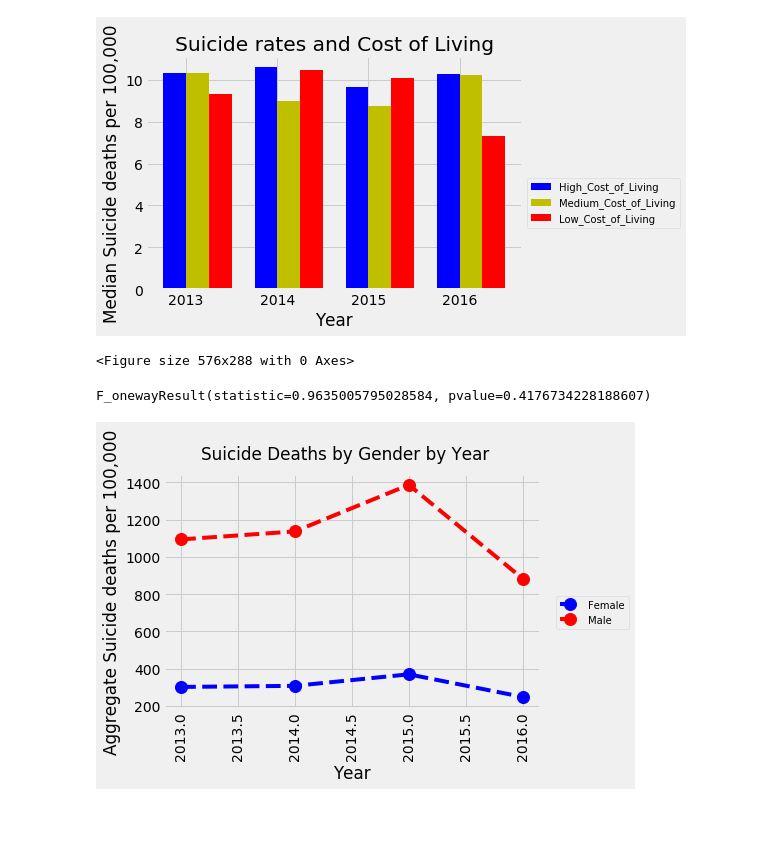
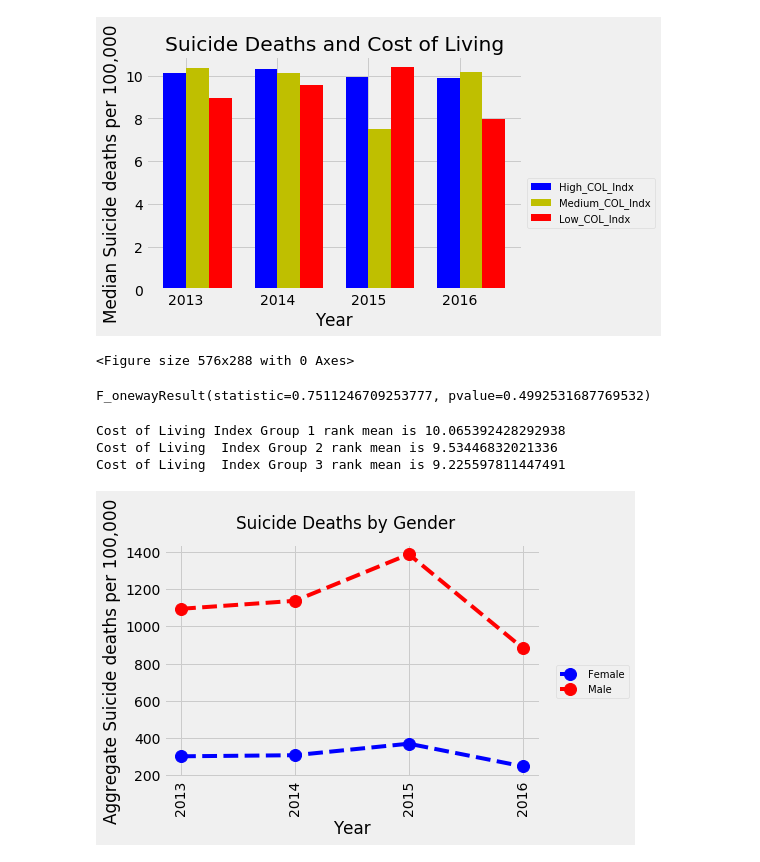
Before and after one commit to sruelle/project-one, a Jupyter notebook: Team Project one.ipynb, the cells around one changed output. Saved outputs shown, nothing was run; the diff lists cells and outputs as text; code cells hidden in the pictures; blank space fills up the shorter version.

```diff
--- a/Team Project one.ipynb
+++ b/Team Project one.ipynb
@@ -317,9 +317,9 @@ F_onewayResult(statistic=43.30858385436362, pvalue=2.4081295885249524e-05)
 all_countries = combined_QOF_df[['Country','Year','Both sexes (deaths per 100,000)','Cost of Living Index']]
 all_countries_2013 = all_countries.loc[all_countries['Year'] == 2013]
 all_countries_2013[['Cost_of_Living_rank']]=all_countries_2013[['Cost of Living Index']].rank(ascending=False)
-all_countries_2013_grp1 = all_countries_2013.loc[all_countries_2013['Cost_of_Living_rank']<=20].sort_values('Cost_of_Living_rank')
-all_countries_2013_grp2 = all_countries_2013[(all_countries_2013['Cost_of_Living_rank']>=21) & (all_countries_2013['Cost_of_Living_rank']<=40)].sort_values('Cost_of_Living_rank')
-all_countries_2013_grp3 = all_countries_2013.loc[(all_countries_2013['Cost_of_Living_rank']>=41) & (all_countries_2013['Cost_of_Living_rank']<=60)].sort_values('Cost_of_Living_rank')
+all_countries_2013_grp1 = all_countries_2013.loc[all_countries_2013['Cost_of_Living_rank']<=21].sort_values('Cost_of_Living_rank')
+all_countries_2013_grp2 = all_countries_2013[(all_countries_2013['Cost_of_Living_rank']>=22) & (all_countries_2013['Cost_of_Living_rank']<=42)].sort_values('Cost_of_Living_rank')
+all_countries_2013_grp3 = all_countries_2013.loc[(all_countries_2013['Cost_of_Living_rank']>=43) & (all_countries_2013['Cost_of_Living_rank']<=63)].sort_values('Cost_of_Living_rank')
 
 
 suicide_rate_2013_grp1_median = all_countries_2013_grp1.groupby('Year').median()
@@ -333,9 +333,9 @@ suicide_rate_2013_grp3_median
 
 all_countries_2014 = all_countries.loc[all_countries['Year'] == 2014]
 all_countries_2014[['Cost_of_Living_rank']]=all_countries_2014[['Cost of Living Index']].rank(ascending=False)
-all_countries_2014_grp1 = all_countries_2014.loc[all_countries_2014['Cost_of_Living_rank']<=20].sort_values('Cost_of_Living_rank')
-all_countries_2014_grp2 = all_countries_2014[(all_countries_2014['Cost_of_Living_rank']>=21) & (all_countries_2014['Cost_of_Living_rank']<=40)].sort_values('Cost_of_Living_rank')
-all_countries_2014_grp3 = all_countries_2014.loc[(all_countries_2014['Cost_of_Living_rank']>=41) & (all_countries_2014['Cost_of_Living_rank']<=60)].sort_values('Cost_of_Living_rank')
+all_countries_2014_grp1 = all_countries_2014.loc[all_countries_2014['Cost_of_Living_rank']<=21].sort_values('Cost_of_Living_rank')
+all_countries_2014_grp2 = all_countries_2014[(all_countries_2014['Cost_of_Living_rank']>=22) & (all_countries_2014['Cost_of_Living_rank']<=42)].sort_values('Cost_of_Living_rank')
+all_countries_2014_grp3 = all_countries_2014.loc[(all_countries_2014['Cost_of_Living_rank']>=43) & (all_countries_2014['Cost_of_Living_rank']<=63)].sort_values('Cost_of_Living_rank')
 
 suicide_rate_2014_grp1_median = all_countries_2014_grp1.groupby('Year').median()
 suicide_rate_2014_grp1_median['Group1']=['1']
@@ -348,9 +348,9 @@ suicide_rate_2014_grp3_median
 
 all_countries_2015 = all_countries.loc[all_countries['Year'] == 2015]
 all_countries_2015[['Cost_of_Living_rank']]=all_countries_2015[['Cost of Living Index']].rank(ascending=False)
-all_countries_2015_grp1 = all_countries_2015.loc[all_countries_2015['Cost_of_Living_rank']<=20].sort_values('Cost_of_Living_rank')
-all_countries_2015_grp2 = all_countries_2015[(all_countries_2015['Cost_of_Living_rank']>=21) & (all_countries_2015['Cost_of_Living_rank']<=40)].sort_values('Cost_of_Living_rank')
-all_countries_2015_grp3 = all_countries_2015.loc[(all_countries_2015['Cost_of_Living_rank']>=41) & (all_countries_2015['Cost_of_Living_rank']<=60)].sort_values('Cost_of_Living_rank')
+all_countries_2015_grp1 = all_countries_2015.loc[all_countries_2015['Cost_of_Living_rank']<=21].sort_values('Cost_of_Living_rank')
+all_countries_2015_grp2 = all_countries_2015[(all_countries_2015['Cost_of_Living_rank']>=22) & (all_countries_2015['Cost_of_Living_rank']<=42)].sort_values('Cost_of_Living_rank')
+all_countries_2015_grp3 = all_countries_2015.loc[(all_countries_2015['Cost_of_Living_rank']>=43) & (all_countries_2015['Cost_of_Living_rank']<=63)].sort_values('Cost_of_Living_rank')
 
 
 suicide_rate_2015_grp1_median = all_countries_2015_grp1.groupby('Year').median()
@@ -364,9 +364,9 @@ suicide_rate_2015_grp3_median
 
 all_countries_2016 = all_countries.loc[all_countries['Year'] == 2016]
 all_countries_2016[['Cost_of_Living_rank']]=all_countries_2016[['Cost of Living Index']].rank(ascending=False)
-all_countries_2016_grp1 = all_countries_2016.loc[all_countries_2016['Cost_of_Living_rank']<=20].sort_values('Cost_of_Living_rank')
-all_countries_2016_grp2 = all_countries_2016[(all_countries_2016['Cost_of_Living_rank']>=21) & (all_countries_2016['Cost_of_Living_rank']<=40)].sort_values('Cost_of_Living_rank')
-all_countries_2016_grp3 = all_countries_2016.loc[(all_countries_2016['Cost_of_Living_rank']>=41) & (all_countries_2016['Cost_of_Living_rank']<=60)].sort_values('Cost_of_Living_rank')
+all_countries_2016_grp1 = all_countries_2016.loc[all_countries_2016['Cost_of_Living_rank']<=21].sort_values('Cost_of_Living_rank')
+all_countries_2016_grp2 = all_countries_2016[(all_countries_2016['Cost_of_Living_rank']>=22) & (all_countries_2016['Cost_of_Living_rank']<=42)].sort_values('Cost_of_Living_rank')
+all_countries_2016_grp3 = all_countries_2016.loc[(all_countries_2016['Cost_of_Living_rank']>=43) & (all_countries_2016['Cost_of_Living_rank']<=63)].sort_values('Cost_of_Living_rank')
 
 
 suicide_rate_2016_grp1_median = all_countries_2016_grp1.groupby('Year').median()
@@ -377,12 +377,12 @@ suicide_rate_2016_grp3_median=all_countries_2016_grp3.groupby('Year').median()
 suicide_rate_2016_grp3_median['Group3']=['3']
 suicide_rate_2016_grp3_median
 
-PP_combined_df=pd.concat((suicide_rate_2013_grp1_median,suicide_rate_2013_grp2_median,suicide_rate_2013_grp3_median,
+CL_combined_df=pd.concat((suicide_rate_2013_grp1_median,suicide_rate_2013_grp2_median,suicide_rate_2013_grp3_median,
                    suicide_rate_2014_grp1_median,suicide_rate_2014_grp2_median,suicide_rate_2014_grp3_median,
                   suicide_rate_2015_grp1_median,suicide_rate_2015_grp2_median,suicide_rate_2015_grp3_median,
                   suicide_rate_2016_grp1_median,suicide_rate_2016_grp2_median,suicide_rate_2016_grp3_median), axis=0)
-PP_combined_df=PP_combined_df.fillna(0)
-PP_combined_df
+CL_combined_df=CL_combined_df.fillna(0)
+CL_combined_df.head()
 # %% [output]
 A value is trying to be set on a copy of a slice from a DataFrame.
 Try using .loc[row_indexer,col_indexer] = value instead
@@ -406,45 +399,45 @@ See the caveats in the documentation: http://pandas.pydata.org/pandas-docs/stabl
 # %%
 #plot the graph
 years=[2013,2014,2015,2016]
 x_axis = np.arange(len(years))
 bar_width=0.35
 
 fig, ax = plt.subplots()
 plt.figure(figsize=(8,4))
 
 width = 0.25         # the width of the bars
-p1 = ax.bar(x_axis, PP_combined_df[PP_combined_df['Group1']=='1']['Both sexes (deaths per 100,000)'],color='b', width=width)
-p2 = ax.bar(x_axis + width, PP_combined_df[PP_combined_df['Group2']=='2']['Both sexes (deaths per 100,000)'],color='y', width=width)
-p3 = ax.bar(x_axis + width + width , PP_combined_df[PP_combined_df['Group3']=='3']['Both sexes (deaths per 100,000)'], color='r', width=width)
+p1 = ax.bar(x_axis, CL_combined_df[CL_combined_df['Group1']=='1']['Both sexes (deaths per 100,000)'],color='b', width=width)
+p2 = ax.bar(x_axis + width, CL_combined_df[CL_combined_df['Group2']=='2']['Both sexes (deaths per 100,000)'],color='y', width=width)
+p3 = ax.bar(x_axis + width + width , CL_combined_df[CL_combined_df['Group3']=='3']['Both sexes (deaths per 100,000)'], color='r', width=width)
 
-ax.set_title('Suicide rates and Cost of Living')
+ax.set_title('Suicide Deaths and Cost of Living')
 ax.set_xticks(x_axis+ width / 2)
 ax.set_xticklabels(('2013', '2014', '2015', '2016'))
 ax.set_xlabel('Year')
 ax.set_ylabel('Median Suicide deaths per 100,000')
 
 
-ax.legend((p1[0], p2[0],p3[0]), ('High_Cost_of_Living', 'Medium_Cost_of_Living','Low_Cost_of_Living'),fontsize = 10,  bbox_to_anchor=(1.0, 0.5))
+ax.legend((p1[0], p2[0],p3[0]), ('High_COL_Indx', 'Medium_COL_Indx','Low_COL_Indx'),fontsize = 10,  bbox_to_anchor=(1.0, 0.5))
 plt.style.use('fivethirtyeight')
 ax.autoscale_view()
 
 plt.show()
 # %% [output]
-[figure, old version]
+[figure, new version]
 <Figure size 576x288 with 0 Axes>
 # %%
 #Onome's Stats Start
-# Take Mean for Each group
+#Prep Data for Anova test
 
-PP_combined_df_Grp1 = PP_combined_df[PP_combined_df['Group1']=='1'][['Both sexes (deaths per 100,000)']]
-PP_combined_df_Grp2 = PP_combined_df[PP_combined_df['Group2']=='2'][['Both sexes (deaths per 100,000)']]
-PP_combined_df_Grp3 = PP_combined_df[PP_combined_df['Group3']=='3'][['Both sexes (deaths per 100,000)']]
-
-sts.f_oneway(PP_combined_df_Grp1["Both sexes (deaths per 100,000)"], PP_combined_df_Grp2["Both sexes (deaths per 100,000)"], PP_combined_df_Grp3["Both sexes (deaths per 100,000)"])
+CL_combined_df_Grp1 = CL_combined_df[CL_combined_df['Group1']=='1'][['Both sexes (deaths per 100,000)']]
+CL_combined_df_Grp2 = CL_combined_df[CL_combined_df['Group2']=='2'][['Both sexes (deaths per 100,000)']]
+CL_combined_df_Grp3 = CL_combined_df[CL_combined_df['Group3']=='3'][['Both sexes (deaths per 100,000)']]
+#determinte the P value
+sts.f_oneway(CL_combined_df_Grp1["Both sexes (deaths per 100,000)"], CL_combined_df_Grp2["Both sexes (deaths per 100,000)"], CL_combined_df_Grp3["Both sexes (deaths per 100,000)"])
 
 #Onome's Stats End
 # %% [output]
-F_onewayResult(statistic=0.9635005795028584, pvalue=0.4176734228188607)
+F_onewayResult(statistic=0.7511246709253777, pvalue=0.4992531687769532)
 # %%
 # Did suicide rates decrease over the years as cost of living increased?
 #The null hypothesis would be that the cost of living index has no effect on suicide rates.
@@ -452,25 +445,38 @@ F_onewayResult(statistic=0.9635005795028584, pvalue=0.4176734228188607)
 #What this means is that cost of living may or may not be a factor in suicide rates.
 #The data did not have an enough evidence to prove the null hypothesis.
+# %%
+# Compare the group means
+CL_combined_df_Grp1_mean=CL_combined_df_Grp1['Both sexes (deaths per 100,000)'].mean()
+CL_combined_df_Grp2_mean=CL_combined_df_Grp2['Both sexes (deaths per 100,000)'].mean()
+CL_combined_df_Grp3_mean=CL_combined_df_Grp3['Both sexes (deaths per 100,000)'].mean()
+print(f"Cost of Living Index Group 1 rank mean is {CL_combined_df_Grp1_mean}")
+print(f"Cost of Living  Index Group 2 rank mean is {CL_combined_df_Grp2_mean}")
+print(f"Cost of Living  Index Group 3 rank mean is {CL_combined_df_Grp3_mean}")
+
+# The mean of Group1 is statistically different from the other groups.
+# if we were to continue on this project we would run further analysis on Group1
+# %% [output]
+Cost of Living Index Group 1 rank mean is 10.065392428292938
+Cost of Living  Index Group 2 rank mean is 9.53446832021336
+Cost of Living  Index Group 3 rank mean is 9.225597811447491
 # %%
 #Suicides Deaths gender analysis
 combined_gender_df=combined_QOF_df[['Year','Female (deaths per 100,000)','Male (deaths per 100,000)']]
 combined_gender_female_df=combined_gender_df.groupby('Year')[['Female (deaths per 100,000)']].sum()
 combined_gender_male_df=combined_gender_df.groupby('Year')[['Male (deaths per 100,000)']].sum()
 
-years=[2013,2014,2015,2016]
+years=['2013','2014','2015','2016']
 plt.plot( years, combined_gender_female_df, marker='o',  markerfacecolor='blue', markersize=12, color='blue', linewidth=4,linestyle='dashed', label="Female")
 plt.plot( years, combined_gender_male_df, marker='o', markerfacecolor='red', markersize=12, color='red', linewidth=4,linestyle='dashed', label="Male")
-#fig, ax = plt.subplots()
-#plt.figure(figsize=(8,4))
 plt.xticks(rotation='vertical')
-plt.suptitle("Suicide Deaths by Gender by Year")
+plt.suptitle("Suicide Deaths by Gender")
 plt.legend(fontsize = 10,  bbox_to_anchor=(1.25, 0.5))
 plt.xlabel("Year")
 plt.ylabel("Aggregate Suicide deaths per 100,000")
 plt.style.use('fivethirtyeight')
 plt.show()
 # %% [output]
-[figure, old version]
+[figure, new version]
 # %%
 # Onome codes ends here
 # %%
```
Also changed, not shown: parts of 20 cells of this notebook, 1 other file.
